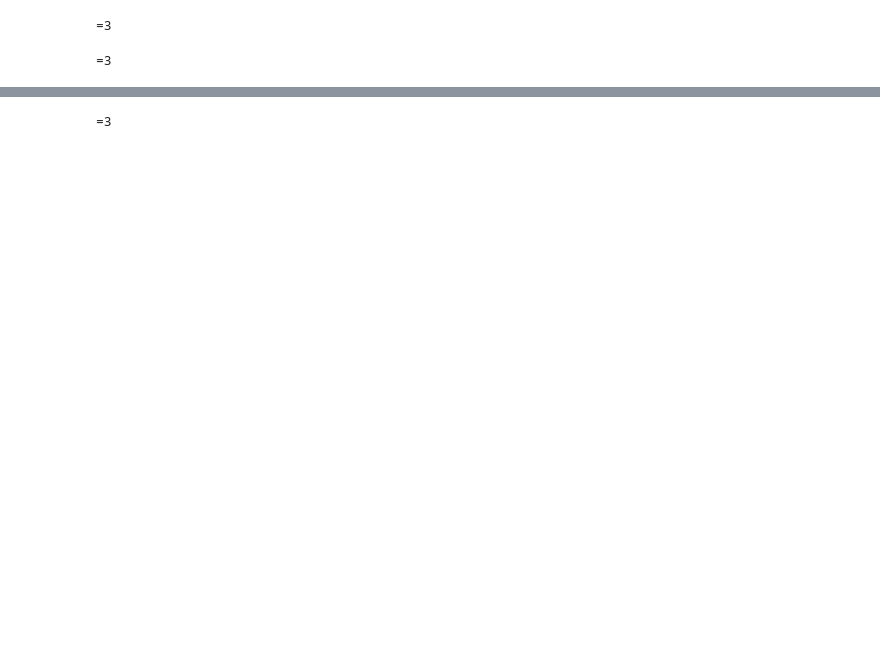
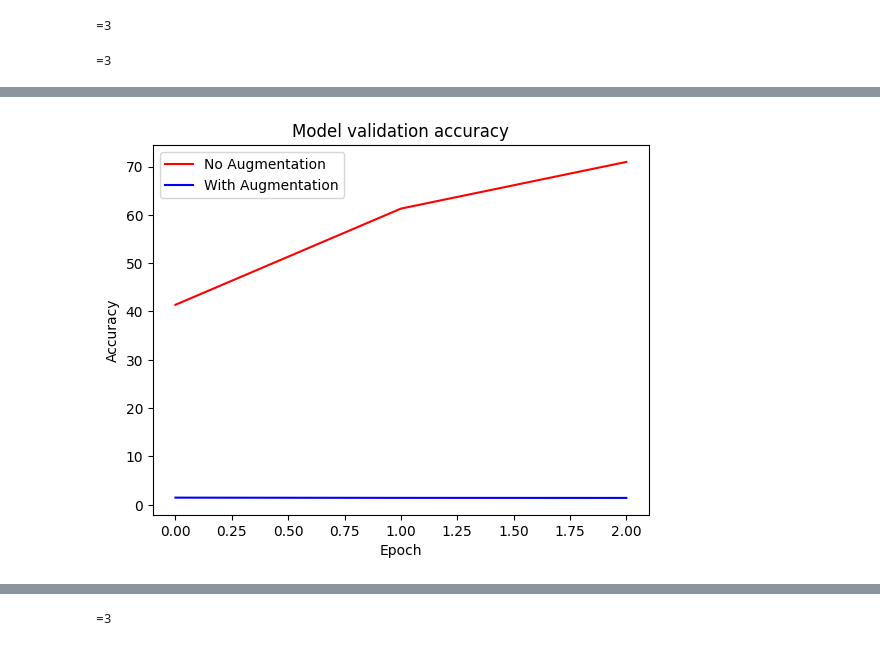
Before and after one commit to kritik-sowieso/AIFFEL_quest_rs_review_gh, a Jupyter notebook: Exploration/Ex04/Augmentation.ipynb, the cells around one changed output, grey strips where cells are left out. Saved outputs shown, nothing was run; the diff lists cells and outputs as text; code cells hidden in the pictures; blank space fills up the shorter version.

```diff
--- a/Exploration/Ex04/Augmentation.ipynb
+++ b/Exploration/Ex04/Augmentation.ipynb
@@ -190,0 +226,3 @@ print("=3")
+# %%
+%%time
+history_resnet50_aug = train(aug_resnet50, ds_train_aug, ds_test, EPOCH)
@@ -190,0 +238,10 @@ print("=3")
+# %%
+plt.plot(history_resnet50_no_aug['val_accuracy'], 'r', label='No Augmentation')
+plt.plot(history_resnet50_aug['val_accuracy'], 'b', label='With Augmentation')
+plt.title('Model validation accuracy')
+plt.ylabel('Accuracy')
+plt.xlabel('Epoch')
+plt.legend(loc='upper left')
+plt.show()
+# %% [output]
+[figure, added]
```
Also changed, not shown: parts of 29 cells of this notebook.
